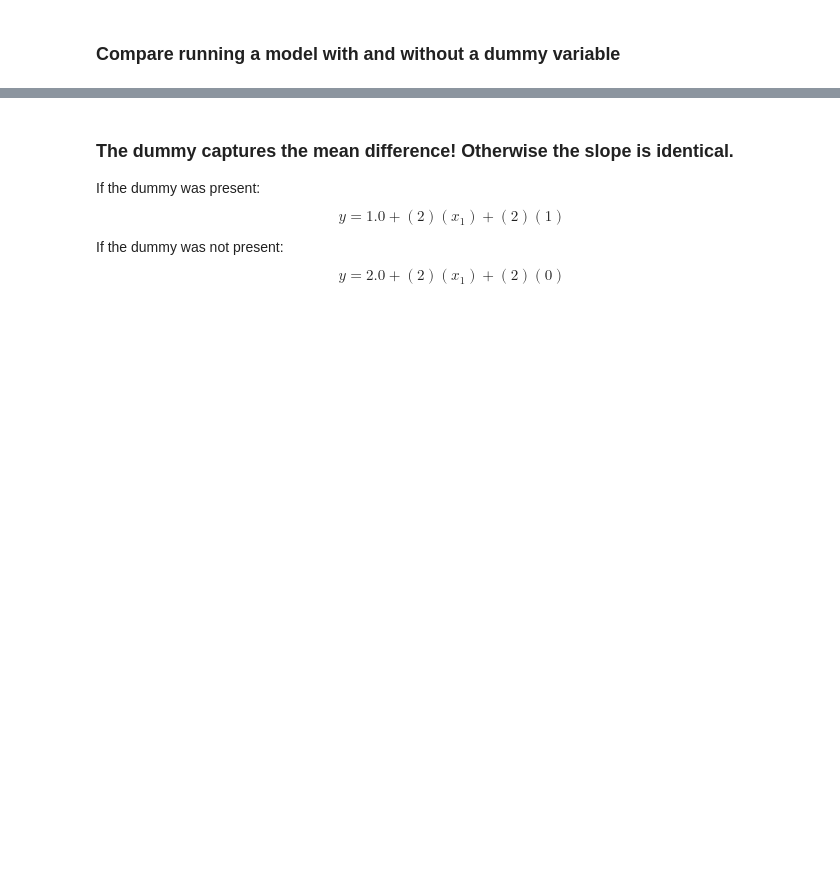
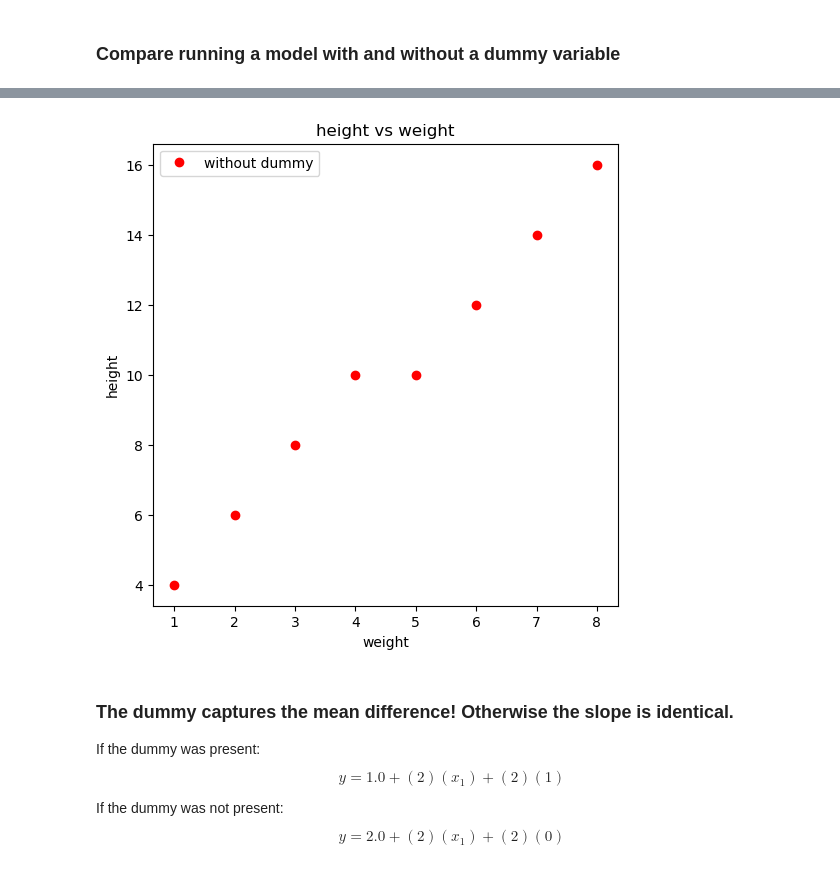
Before and after one commit to msaricaumbc/DS602_Spring2025, a Jupyter notebook: week04 - linear-regression/linear-regression-and-regularization.ipynb, the cells around one changed output, grey strips where cells are left out. Cells and saved outputs as stored; diff of their text form; code cells hidden in the pictures; blank space fills up the shorter version.

```diff
--- a/week04 - linear-regression/linear-regression-and-regularization.ipynb
+++ b/week04 - linear-regression/linear-regression-and-regularization.ipynb
@@ -552,17 +759,19 @@ with_dummy_X
 # %%
 plt.figure(figsize=(6,6))
 plt.title('height vs weight')
 plt.ylabel('height')
 plt.xlabel('weight')
 
-plt.plot(points, bothOLS.predict(points.reshape(-1,1)) ,'bo')
+# plt.plot(points, bothOLS.predict(points.reshape(-1,1)) ,'bo')
 plt.plot(points, sepOLS.predict(with_dummy_X) , 'ro')
 
 
 plt.legend(['without dummy', 'with dummy'])
 
 
 plt.show()
+# %% [output]
+[figure, added]
 # %% [markdown]
 ### The dummy captures the mean difference! Otherwise the slope is identical.
 
```
Also changed, not shown: parts of 83 cells of this notebook.
